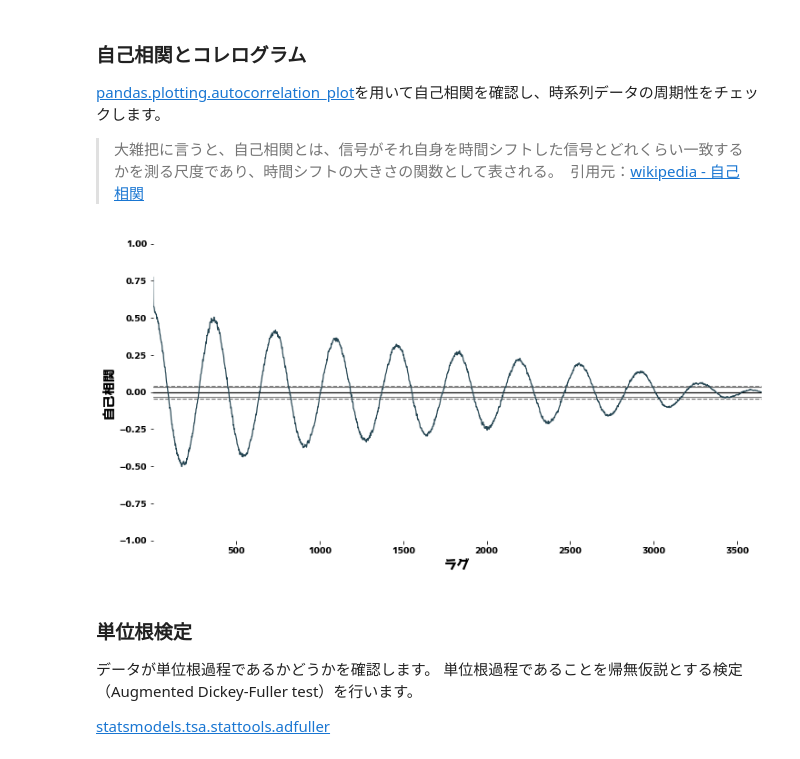
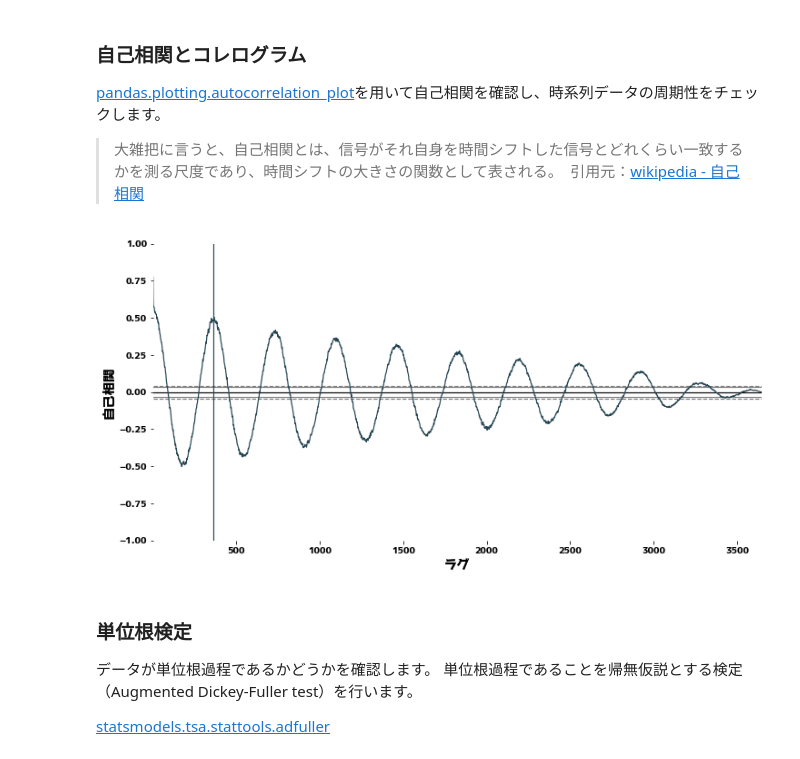
Before and after one commit to nanjakorewa/kdm-notebooks, a Jupyter notebook: timeseries/basic/001-check-data.ipynb, the cells around one changed output. Saved outputs shown, nothing was run; the diff lists cells and outputs as text; code cells hidden in the pictures.

```diff
--- a/timeseries/basic/001-check-data.ipynb
+++ b/timeseries/basic/001-check-data.ipynb
@@ -99,12 +100,13 @@ plt.show()
 # %%
 plt.figure(figsize=(12, 6))
 pd.plotting.autocorrelation_plot(data["Temp"])
 plt.grid()
+plt.axvline(x=365)
 plt.xlabel("ラグ")
 plt.ylabel("自己相関")
 plt.show()
 # %% [output]
-[figure, old version]
+[figure, new version]
 # %% [markdown]
 ### 単位根検定
 データが単位根過程であるかどうかを確認します。
```
Also changed, not shown: parts of 2 cells of this notebook, 3 other files.
